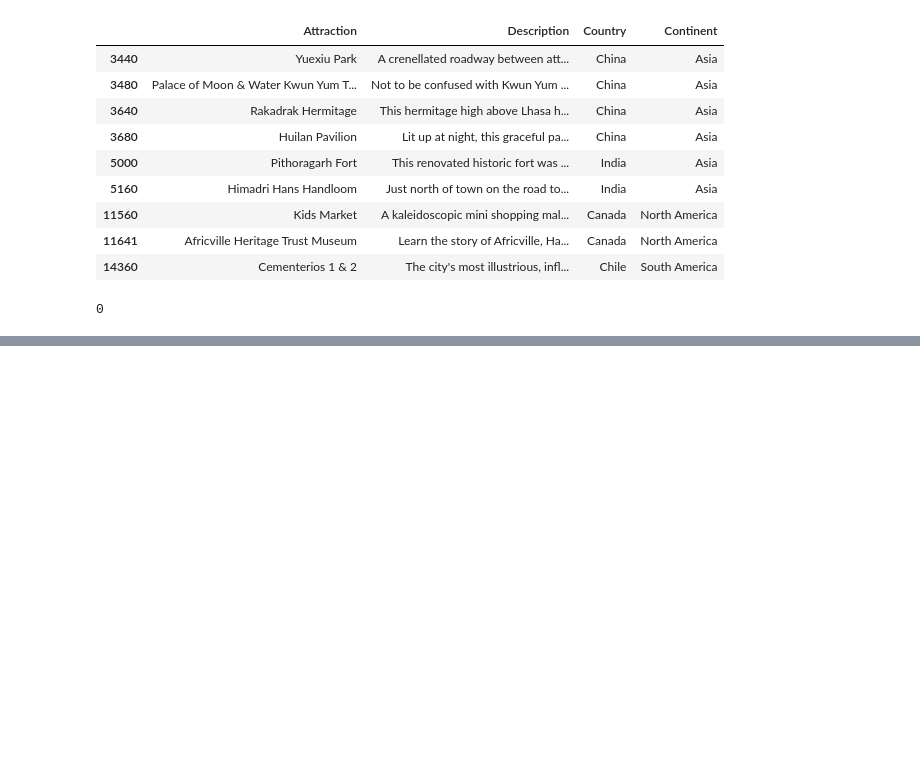
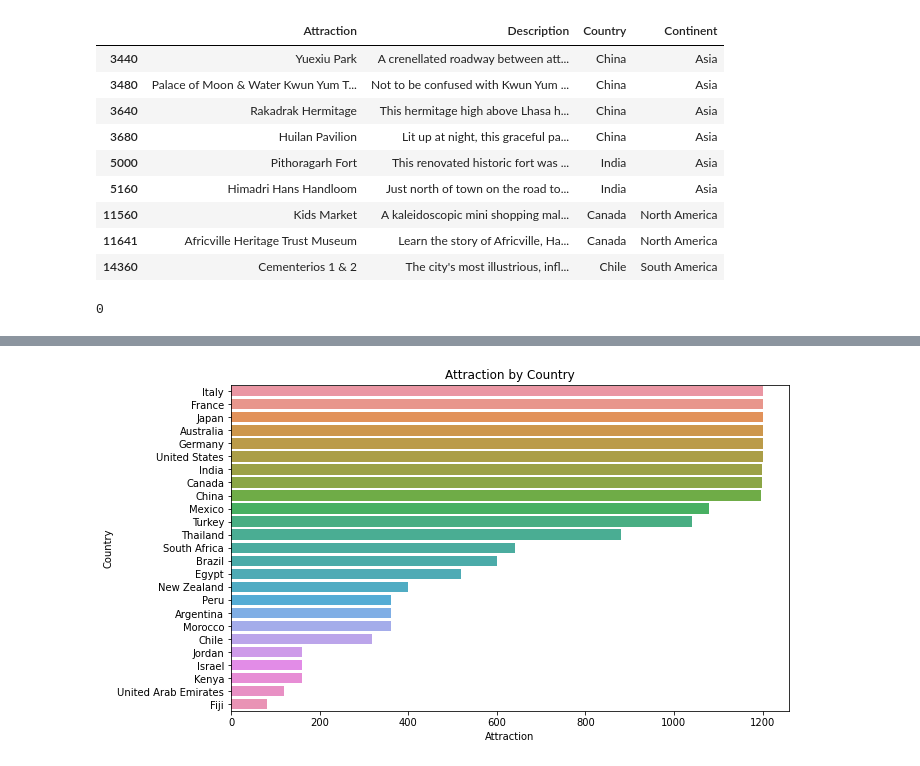
Before and after one commit to KImondorose/Safari-Travel-Advisor, a Jupyter notebook: work_in_progress/dave.ipynb, the cells around one changed output, grey strips where cells are left out. Drawn from its saved outputs; the diff is of its cells as text; code cells hidden in the pictures; blank space fills up the shorter version.

Commit message:
Adding attraction distribution plot

```diff
--- a/work_in_progress/dave.ipynb
+++ b/work_in_progress/dave.ipynb
@@ -209,9 +209,15 @@ df[df.duplicated()]
 # %%
 # Dropping the duplicates
 df.drop_duplicates(inplace=True)
+
+df.reset_index(drop=True, inplace=True)
 # %%
 # checking again for duuplicates
 
 df.duplicated().sum()
 # %% [output]
 0
+# %%
+countries = df.groupby('Country').count()
+# %%
+countries.reset_index(inplace=True)
@@ -217,0 +244,3 @@ df.duplicated().sum()
+# %%
+sorted_countries = countries.sort_values(by='Attraction', ascending=False)
+sorted_countries
@@ -217,0 +265,10 @@ df.duplicated().sum()
+# %%
+import matplotlib.pyplot as plt
+import seaborn as sns
+
+plt.figure(figsize=(10, 6))
+sns.barplot(data=sorted_countries, x='Attraction', y='Country')
+plt.title("Attraction by Country")
+plt.show()
+# %% [output]
+[figure, added]
```
Also changed, not shown: parts of 2 cells of this notebook.
